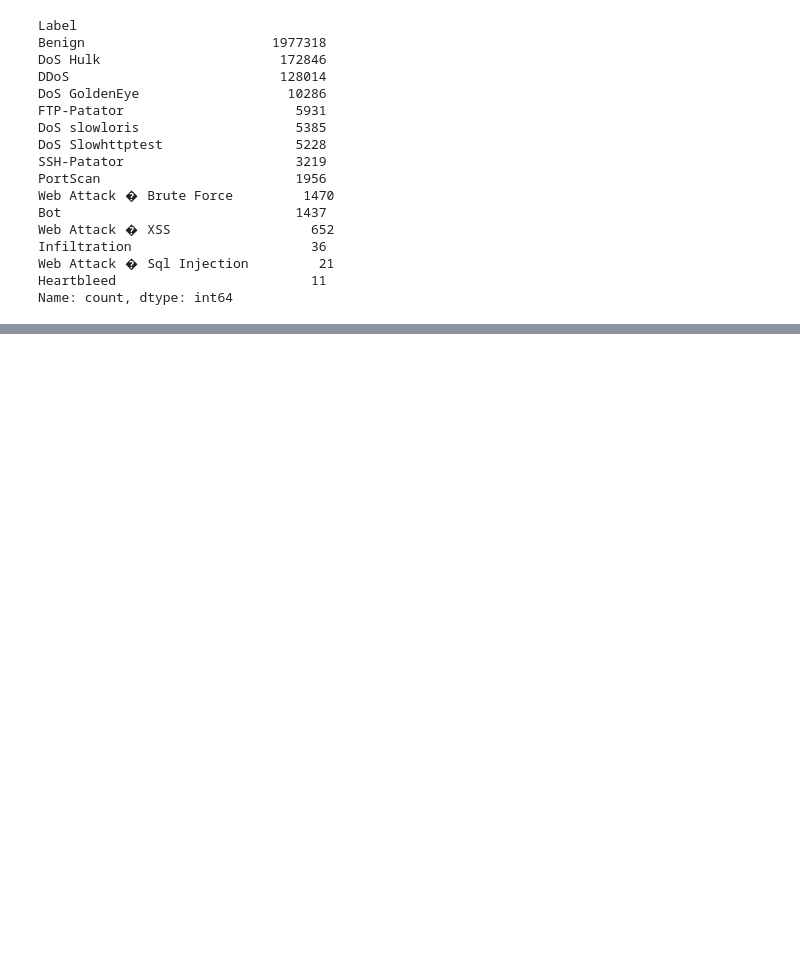
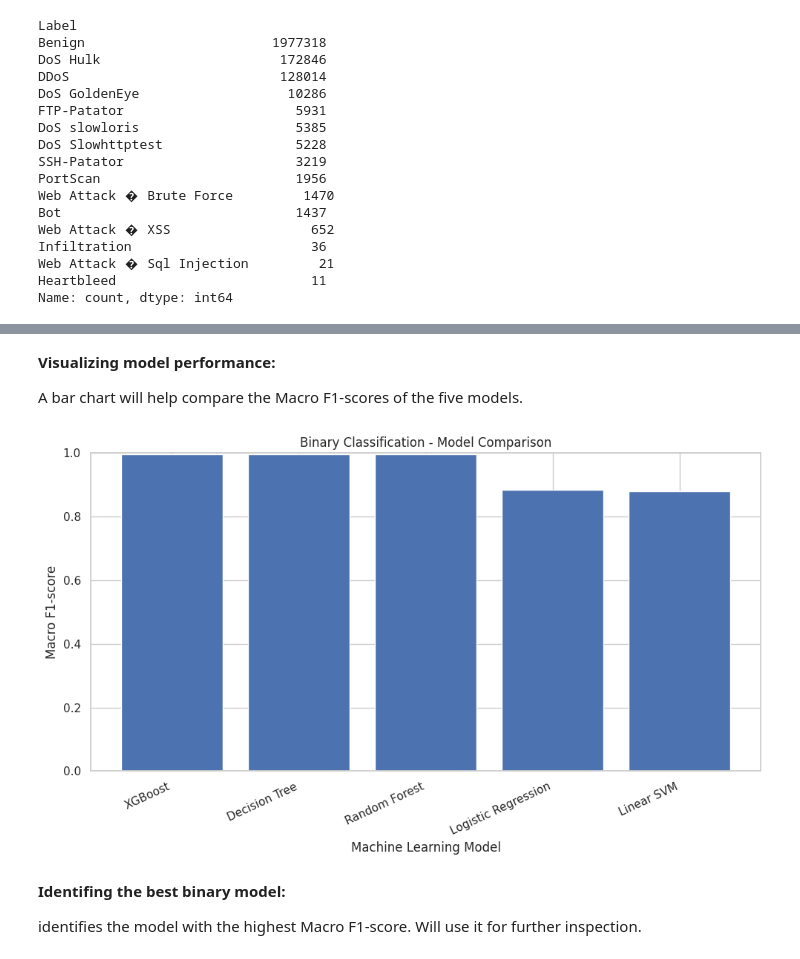
Before and after one commit to mynameisBhagya/ids-cicids2017, a Jupyter notebook: notebooks/CICIDS2017_Intrusion_Detection_Project.ipynb, the cells around one changed output, grey strips where cells are left out. Cells and saved outputs as stored; diff of their text form; code cells hidden in the pictures; blank space fills up the shorter version.

```diff
--- a/notebooks/CICIDS2017_Intrusion_Detection_Project.ipynb
+++ b/notebooks/CICIDS2017_Intrusion_Detection_Project.ipynb
@@ -276,0 +1619,34 @@ Name: count, dtype: int64
+# %% [markdown]
+**Visualizing model performance:**
+
+A bar chart will help compare the Macro F1-scores of the five models.
+# %%
+# Create a figure for the comparison chart
+plt.figure(figsize=(10, 6))
+
+# Plot the Macro F1-score for each model
+plt.bar(
+    binary_results_df["Model"],
+    binary_results_df["Macro F1"]
+)
+
+# Add chart title and labels
+plt.title("Binary Classification - Model Comparison")
+plt.xlabel("Machine Learning Model")
+plt.ylabel("Macro F1-score")
+
+# Set the vertical axis range
+plt.ylim(0, 1)
+
+# Rotate model names for readability
+plt.xticks(rotation=25, ha="right")
+
+# Display the chart
+plt.tight_layout()
+plt.show()
+# %% [output]
+[figure, added]
+# %% [markdown]
+**Identifing the best binary model:**
+
+identifies the model with the highest Macro F1-score. Will use it for further inspection.
```
Also changed, not shown: parts of 99 cells of this notebook.
